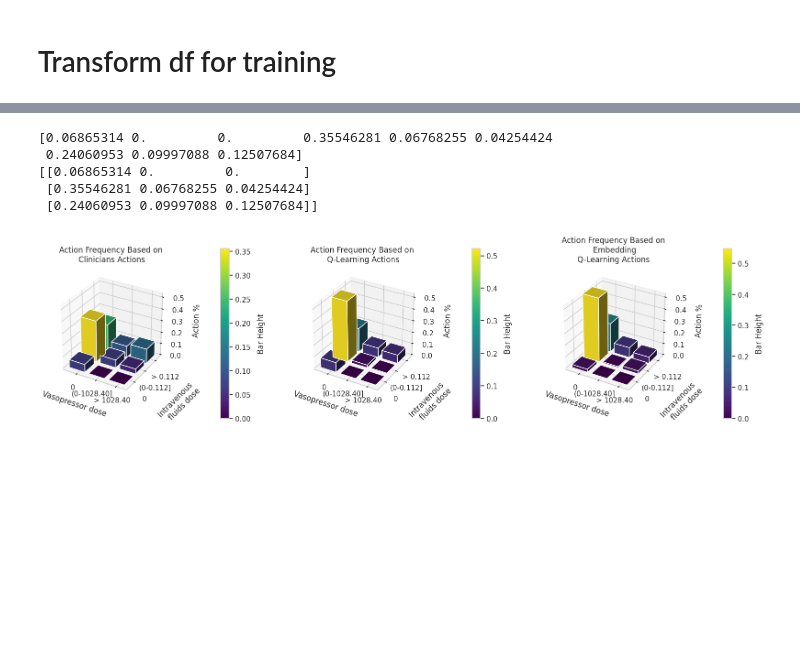
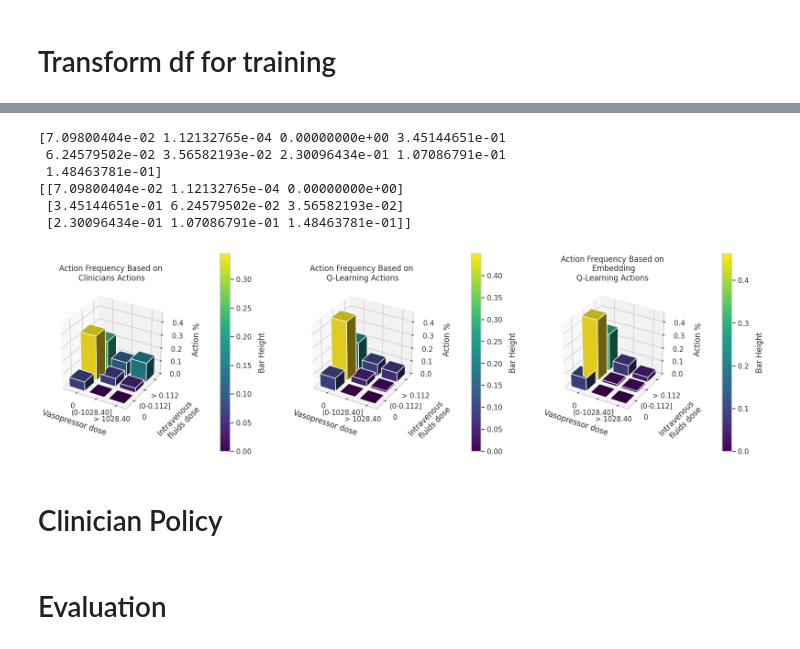
Before and after one commit to AveraGE0/MLRFH, a Jupyter notebook: notebooks/rl_states_qlearning.ipynb, the cells around one changed output, grey strips where cells are left out. Drawn from its saved outputs; the diff is of its cells as text; code cells hidden in the pictures; blank space fills up the shorter version.

Commit message:
Final state

```diff
--- a/notebooks/rl_states_qlearning.ipynb
+++ b/notebooks/rl_states_qlearning.ipynb
@@ -903,13 +1200,13 @@ df_train[["state", "action", "reward", "seq_id"]].head(50)
 import pandas as pd
 
 # Example DataFrame
-df_train_rl = df_train[['state','action','reward','seq_id','visit_occurrence_id']]
+df_test_rl = df_test[['state','action','reward','seq_id','visit_occurrence_id']]
 
 # Initialize an empty list to store trajectory data
 trajectory_data = []
 
 # Group by 'id' to handle each trajectory independently
-for _, group in df_train_rl.groupby('visit_occurrence_id'):
+for _, group in df_test_rl.groupby('visit_occurrence_id'):
     group = group.sort_values('seq_id')  # Ensure the sequence is sorted
     states = group['state'].tolist()
     actions = group['action'].tolist()
@@ -1396,11 +1694,11 @@ def load_model_and_assign_states_from_study(
 
 study_name = "deep_kmeans_autoencoder"
 storage_url = "sqlite:///optuna_study.db"
-trial_index = 3  # Example trial index
+trial_index = 23  # Example trial index
 num_clusters = 400
 
 # Load and use the model
-embedded_data, assigned_states, cluster_centers = load_model_and_assign_states_from_study(
+embedded_data_train, assigned_states_train, cluster_centers = load_model_and_assign_states_from_study(
     study_name=study_name,
     storage_url=storage_url,
     trial_index=trial_index,
@@ -1414,4 +1712,19 @@ print("Latent Embeddings:")
 print(embedded_data)
 print("Assigned States:")
 print(len(np.unique(assigned_states)))
+
+embedded_data_test, assigned_states_test, _ = load_model_and_assign_states_from_study(
+    study_name=study_name,
+    storage_url=storage_url,
+    trial_index=trial_index,
+    model_class=Autoencoder,
+    data=torch.Tensor(df_test[use_features].values)
+)
+
+
+# Print results
+print("Latent Embeddings:")
+print(embedded_data_test)
+print("Assigned States:")
+print(len(np.unique(assigned_states_test)))
 # %% [output]
@@ -1453,7 +1770,7 @@ def assign_to_closest_center(embedded_data, cluster_centers):
 
 
 # Assign each point to the closest cluster center
-assigned_states = assign_to_closest_center(embedded_data, cluster_centers)
-
-print("Assigned cluster indices:", assigned_states)
+assigned_states_train = assign_to_closest_center(embedded_data_train, cluster_centers)
+assigned_states_test = assign_to_closest_center(embedded_data_test, cluster_centers)
+print("Assigned cluster indices:", assigned_states_train)
 # %% [output]
@@ -1550,8 +1867,8 @@ ARI: 0.092
 import pandas as pd
 
 # Example DataFrame
-df_train_emb_rl = df_train[['state','action','reward','seq_id','visit_occurrence_id']]
-df_train_emb_rl['state'] = assigned_states
+df_train_emb_rl = df_test[['state','action','reward','seq_id','visit_occurrence_id']]
+df_train_emb_rl['state'] = assigned_states_test
 # Initialize an empty list to store trajectory data
 trajectory_data_emb = []
 
@@ -1720,7 +2037,7 @@ optimal_action_emb_counts = np.bincount(output_data['optimal_action_emb'], minle
 optimal_action_emb_counts = optimal_action_emb_counts / sum(optimal_action_emb_counts)
 
 print(action_counts)
-z_bar_height = max(optimal_action_counts.max(), action_counts.max())
+z_bar_height = max(optimal_action_counts.max(), action_counts.max(), optimal_action_emb_counts.max())
 
 # fuild * 3 + vaso
 # Prepare a 3x3 grid for actions
@@ -1732,7 +2049,7 @@ optimal_emb_action_grid_z = optimal_action_emb_counts.reshape(3, 3)
 print(action_grid_z)
 
 # Create the 3D bar plot
-fig = plt.figure(figsize=(20, 12))
+fig = plt.figure(figsize=(20, 14))
 ax1 = fig.add_subplot(131, projection='3d')
 ax2 = fig.add_subplot(132, projection='3d')
 ax3 = fig.add_subplot(133, projection='3d')
@@ -1755,36 +2072,37 @@ for ax, bar_heights, title in [
     norm = mcolors.Normalize(vmin=dz.min(), vmax=dz.max())
     cmap = cm.viridis  # Choose a colormap
 
     # Map the bar heights (dz) to colors
     colors = cmap(norm(dz))
 
     ax.bar3d(xpos, ypos, zpos, dx, dy, dz, shade=True,  color=colors, edgecolor='white')
     #ax.view_init(elev=30, roll=0)
     ax.set_box_aspect(aspect=(1,1,1), zoom=0.9)
     ax.set_xlabel('Vasopressor dose        ', labelpad=10)
     ax.set_ylabel('       Intravenous\n          fluids dose', labelpad=30)
     ax.set_xticks([0.5, 1.5, 2.5], state_mapping["vasopressor"])
     ax.tick_params(axis='y', pad=10)  # Add padding for x-axis
     ax.set_yticks([0.5, 1.5, 2.5], state_mapping["fluid"])
 
     ax.set_zlabel('Action %', labelpad=20)
     ax.tick_params(axis='z', pad=10)  # Add padding for x-axis
     ax.set_zlim(0, z_bar_height)  # Replace max_height with your desired maximum height
 
     ax.set_title(title)
 
     sm = cm.ScalarMappable(cmap=cmap, norm=norm)
     sm.set_array([])  # Required for colorbar
     cbar = plt.colorbar(sm, ax=ax, shrink=0.4, pad=0.2)  # Adjust size and position
     cbar.set_label('Bar Height', labelpad=10)
 
 
 ax.dist = 20
 plt.show()
 # %% [output]
-[0.06865314 0.         0.         0.35546281 0.06768255 0.04254424
- 0.24060953 0.09997088 0.12507684]
-[[0.06865314 0.         0.        ]
- [0.35546281 0.06768255 0.04254424]
- [0.24060953 0.09997088 0.12507684]]
+[7.09800404e-02 1.12132765e-04 0.00000000e+00 3.45144651e-01
+ 6.24579502e-02 3.56582193e-02 2.30096434e-01 1.07086791e-01
+ 1.48463781e-01]
+[[7.09800404e-02 1.12132765e-04 0.00000000e+00]
+ [3.45144651e-01 6.24579502e-02 3.56582193e-02]
+ [2.30096434e-01 1.07086791e-01 1.48463781e-01]]
-[figure, old version]
+[figure, new version]
@@ -1790,0 +2122,2 @@ plt.show()
+# %% [markdown]
+# Clinician Policy
@@ -1790,0 +2134,2 @@ plt.show()
+# %% [markdown]
+# Evaluation
```
Also changed, not shown: parts of 45 cells of this notebook.
